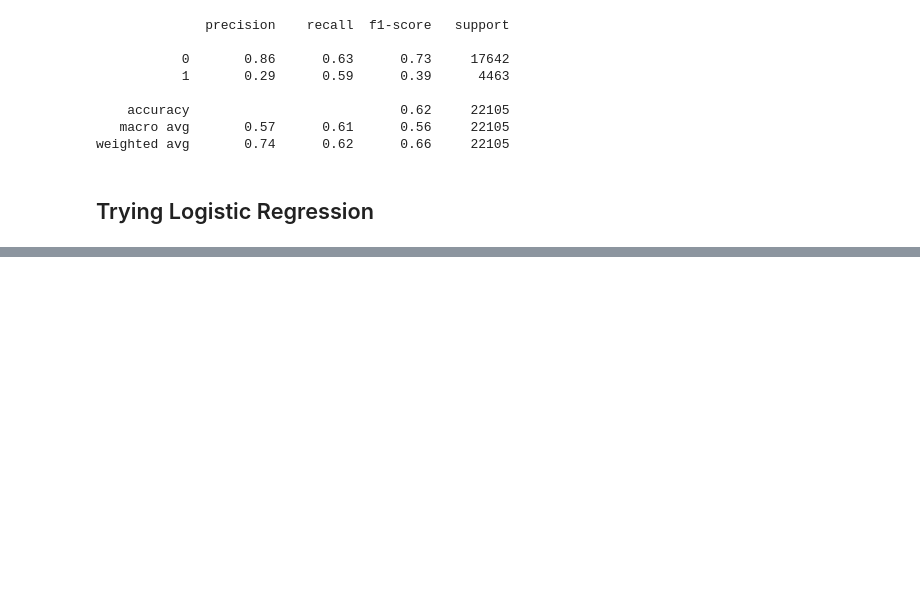
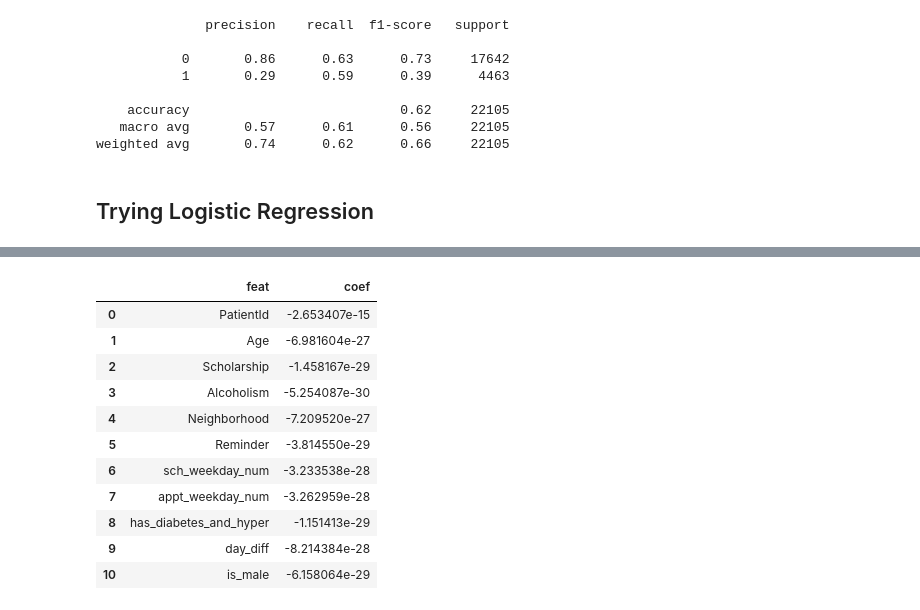
Before and after one commit to mgalaviz1/my_work, a Jupyter notebook: capstone2/predicting_no_shows.ipynb, the cells around one changed output, grey strips where cells are left out. Cells and saved outputs as stored; diff of their text form; code cells hidden in the pictures; blank space fills up the shorter version.

```diff
--- a/capstone2/predicting_no_shows.ipynb
+++ b/capstone2/predicting_no_shows.ipynb
@@ -1241,0 +1239,9 @@ print('Score on test data: ', test_score)
+# %%
+lr = LogisticRegression(solver='lbfgs', penalty='none', random_state=4)
+lr.fit(X, y)
+
+test_score = lr.score(X_test, y_test)
+train_score = lr.score(X_train, y_train)
+
+print('accuracy score: %s' % lr.score(X_test, y_test))
+print('# of iterations %s' % lr.n_iter_[0])
@@ -1242,3 +1282,19 @@ print('Score on test data: ', test_score)
+# %%
+coef_df = pd.DataFrame({"feat": X_train.columns, "coef": lr.coef_[0]})
+coef_df
+# %% [output]
+|  | feat | coef |
+| 0 | PatientId | -2.653407e-15 |
+| 1 | Age | -6.981604e-27 |
+| 2 | Scholarship | -1.458167e-29 |
+| 3 | Alcoholism | -5.254087e-30 |
+| 4 | Neighborhood | -7.209520e-27 |
+| 5 | Reminder | -3.814550e-29 |
+| 6 | sch_weekday_num | -3.233538e-28 |
+| 7 | appt_weekday_num | -3.262959e-28 |
+| 8 | has_diabetes_and_hyper | -1.151413e-29 |
+| 9 | day_diff | -8.214384e-28 |
+| 10 | is_male | -6.158064e-29 |
 # %%
 y_pred_train = lr.predict(X_train)
 y_pred_test = lr.predict(X_test)
```
Also changed, not shown: parts of 6 cells of this notebook.
